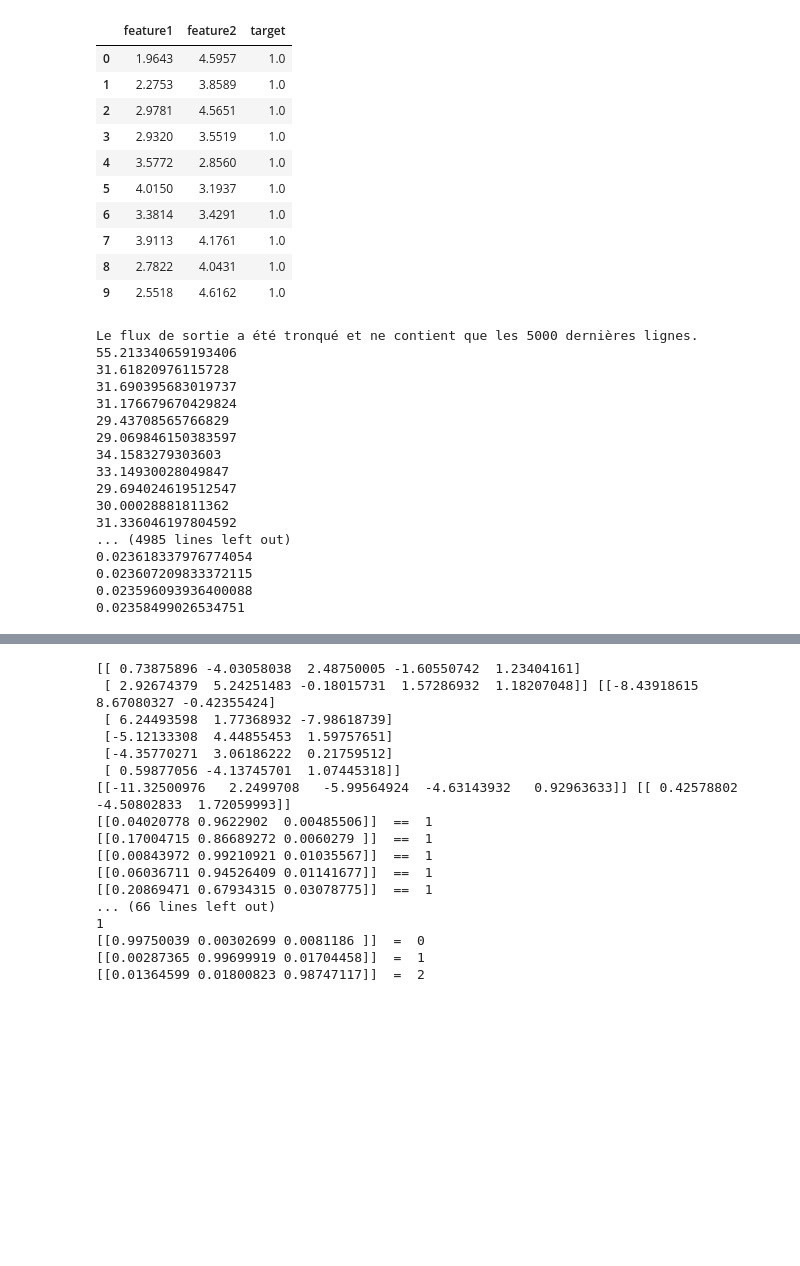
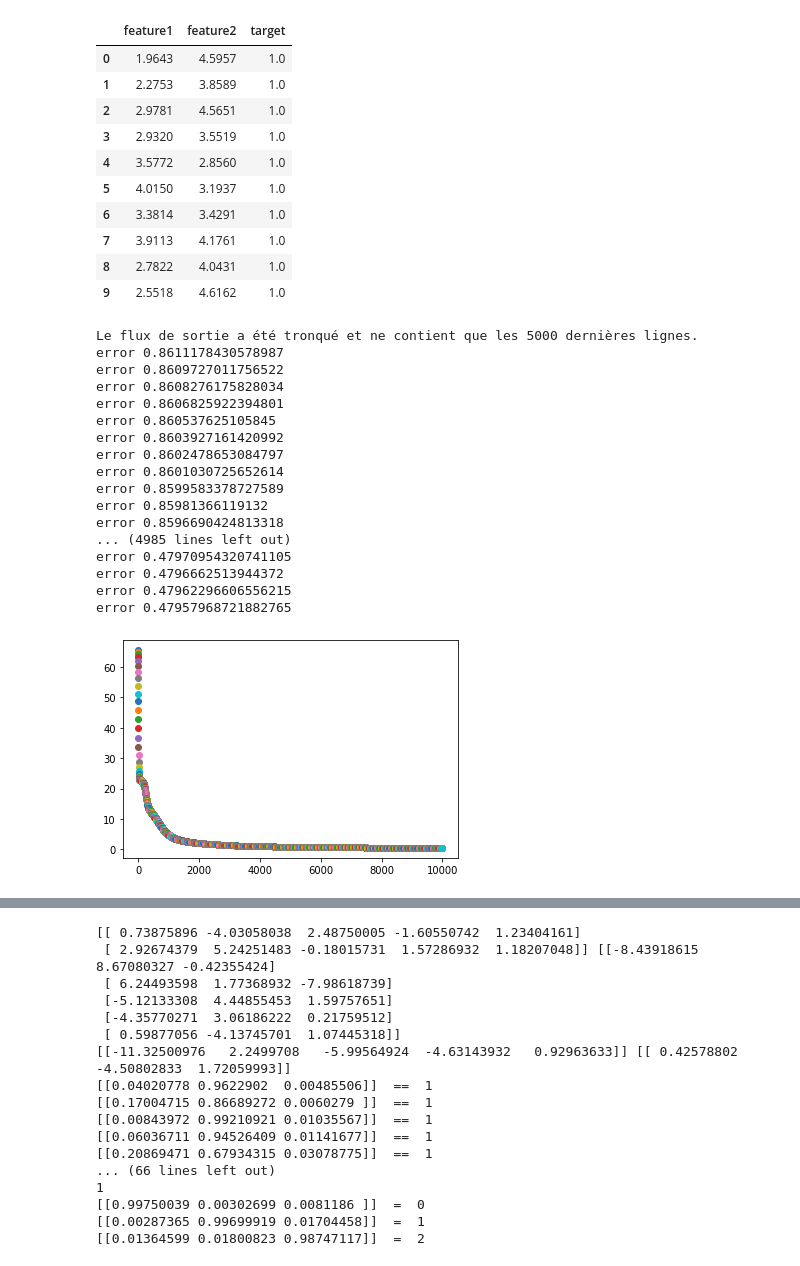
Before and after one commit to bee-llel/Machine-Learning, a Jupyter notebook: FeedForwardNeuralNetwork.ipynb, the cells around one changed output, grey strips where cells are left out. Drawn from its saved outputs; the diff is of its cells as text; code cells hidden in the pictures; blank space fills up the shorter version.

```diff
--- a/FeedForwardNeuralNetwork.ipynb
+++ b/FeedForwardNeuralNetwork.ipynb
@@ -134,35 +126,51 @@ def backprop(W,V,y,G,X_b,F,F_b,alpha1,alpha2):
       s=0
       for j in range(J):
         s = s + ((G[:,j] - y[:,j]) * G[:,j] * (1-G[:,j])) * W[k+1,j] * F[:,k] * (1 - F[:,k]) * X_b[:,f]
-      V[f,k]= V[f,k]- 0.1* np.sum(s)
+      V[f,k]= V[f,k]- alpha2* np.sum(s)
 
   return [W,V]
 #############################################
-# %%
-#FFNN function:
-
-for i in range (5000):
-  X_b,F,F_b,G = forwardprop(X,2,71,3,5,W,V)
-  W,V = backprop(W,V,y,G,X_b,F,F_b,0.2,0.2)
-  print(SSE(y,G))
-# %% [output]
-Le flux de sortie a été tronqué et ne contient que les 5000 dernières lignes.
-55.213340659193406
-31.61820976115728
-31.690395683019737
-31.176679670429824
-29.43708565766829
-29.069846150383597
-34.1583279303603
-33.14930028049847
-29.694024619512547
-30.00028881811362
-31.336046197804592
-... (4985 lines left out)
-0.023618337976774054
-0.023607209833372115
-0.023596093936400088
-0.02358499026534751
+# %%
+#FFNN function:
+
+
+
+#############################
+# W and V matrix: we will initialize them to random value between 0 and 1 time 0.1
+# i have read that it is useful to multiply them by a small coefficient, so we will start with that.
+# it seem they are some kind of neurons so their dimension has to be number of feature + 1 (for the bias) x K
+# with K being the number of hidden neuron i want
+# We will set it to 5 as of now
+V = np.random.rand(N+1,K)
+
+W = np.random.rand(K+1,J)
+
+
+for i in range (10000):
+  X_b,F,F_b,G = forwardprop(X,2,71,3,5,W,V)
+  W,V = backprop(W,V,y,G,X_b,F,F_b,0.01,0.01)
+  plt.scatter(i,SSE(y,G))
+  print("error", SSE(y,G))
+plt.show()
+# %% [output]
+Le flux de sortie a été tronqué et ne contient que les 5000 dernières lignes.
+error 0.8611178430578987
+error 0.8609727011756522
+error 0.8608276175828034
+error 0.8606825922394801
+error 0.860537625105845
+error 0.8603927161420992
+error 0.8602478653084797
+error 0.8601030725652614
+error 0.8599583378727589
+error 0.85981366119132
+error 0.8596690424813318
+... (4985 lines left out)
+error 0.47970954320741105
+error 0.4796662513944372
+error 0.47962296606556215
+error 0.47957968721882765
+[figure, added]
 # %%
 #data visualisation:
 print("here is our estimation")
```
Also changed, not shown: parts of 3 cells of this notebook.
